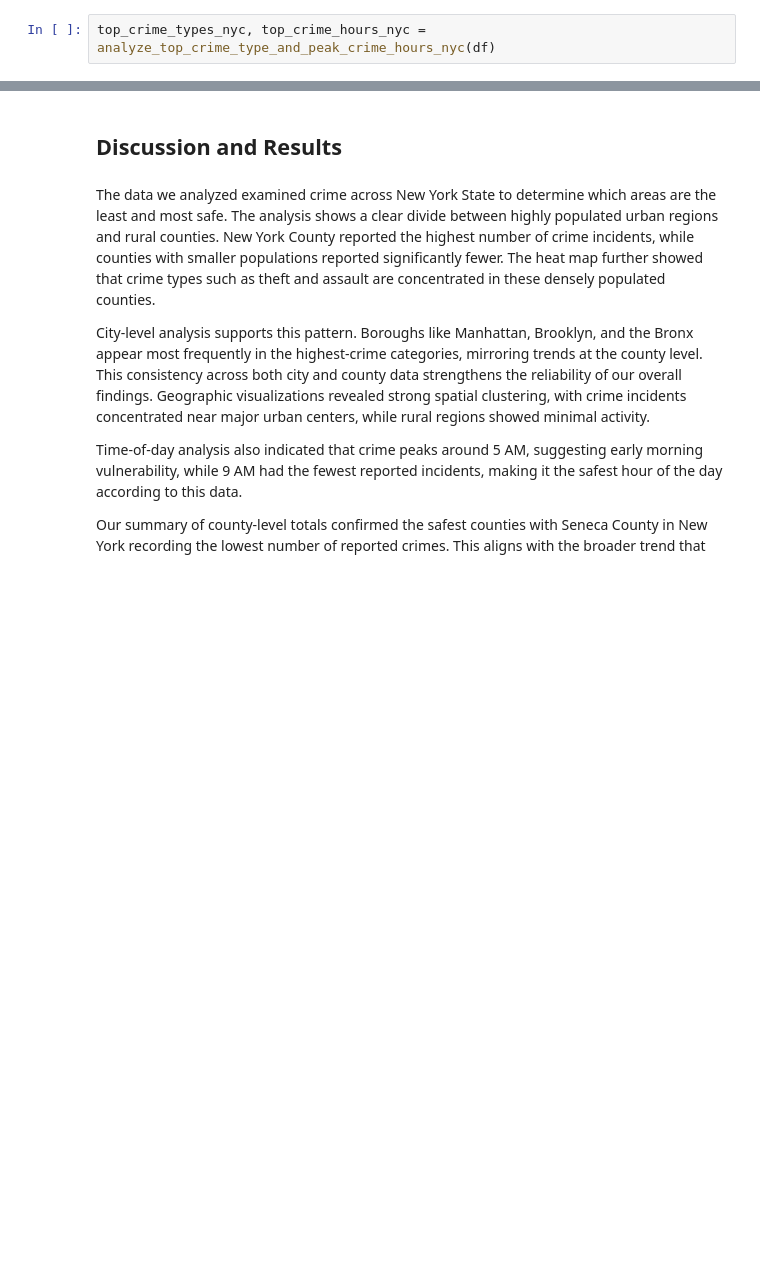
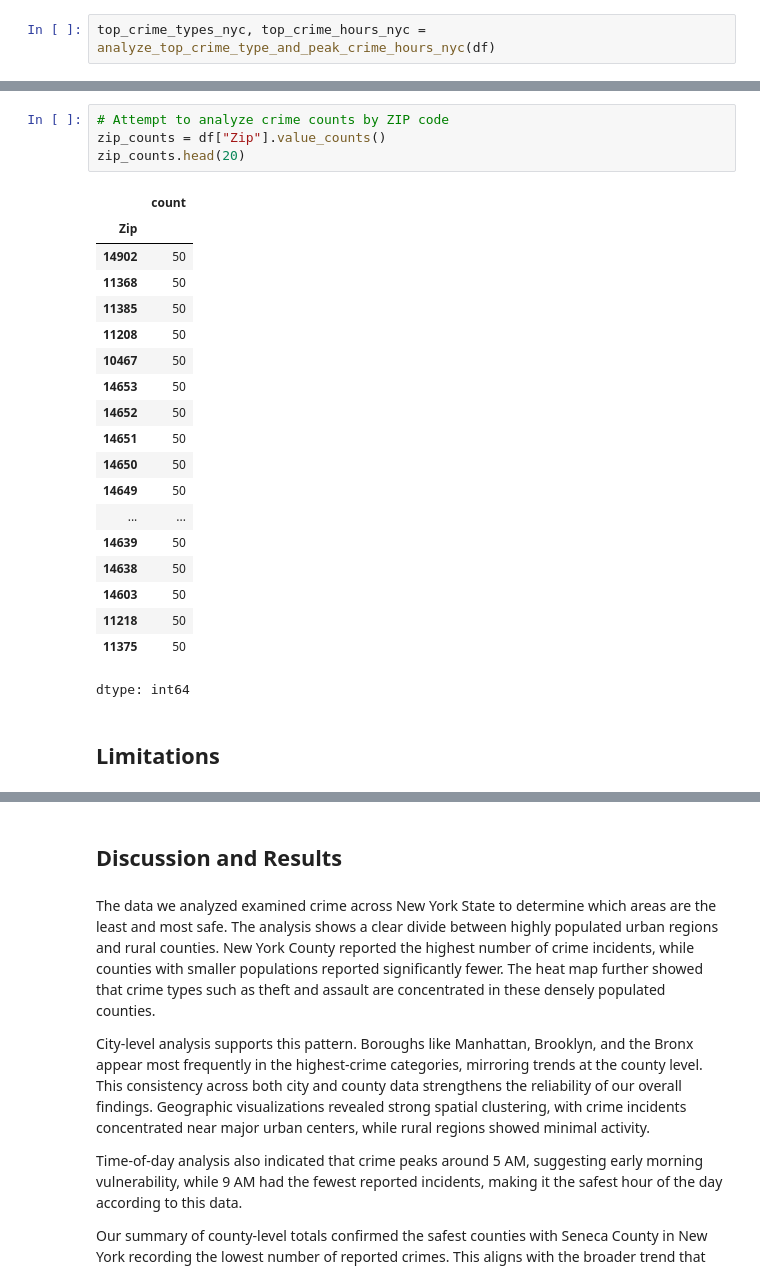
Before and after one commit to Ashliz1/NYC-Crime-Data---Group-10-, a Jupyter notebook: term_project_starter.ipynb, the cells around one changed output, grey strips where cells are left out. Drawn from its saved outputs; the diff is of its cells as text; blank space fills up the shorter version.

```diff
--- a/term_project_starter.ipynb
+++ b/term_project_starter.ipynb
@@ -584,0 +445,26 @@ plt.show()
+# %%
+# Attempt to analyze crime counts by ZIP code
+zip_counts = df["Zip"].value_counts()
+zip_counts.head(20)
+# %% [output]
+|  | count |
+| Zip |  |
+| 14902 | 50 |
+| 11368 | 50 |
+| 11385 | 50 |
+| 11208 | 50 |
+| 10467 | 50 |
+| 14653 | 50 |
+| 14652 | 50 |
+| 14651 | 50 |
+| 14650 | 50 |
+| 14649 | 50 |
+| ... | ... |
+| 14639 | 50 |
+| 14638 | 50 |
+| 14603 | 50 |
+| 11218 | 50 |
+| 11375 | 50 |
+dtype: int64
+# %% [markdown]
+## Limitations
```
Also changed, not shown: parts of 26 cells of this notebook.
